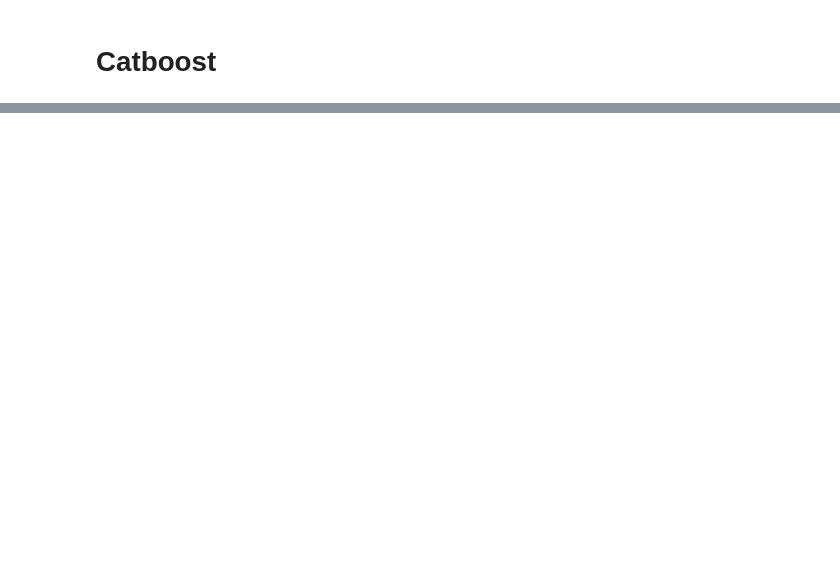
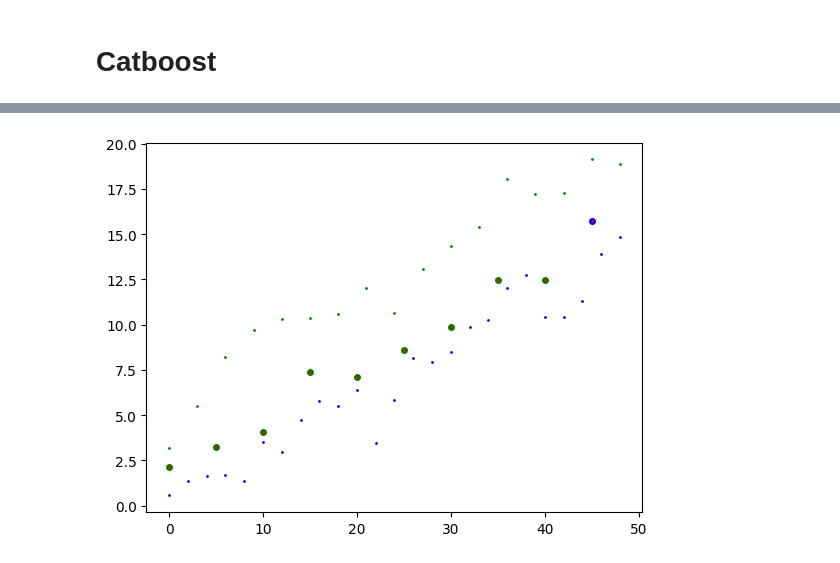
Before and after one commit to YARIK-AI/ML, a Jupyter notebook: docs/examples/ml/catboost.ipynb, the cells around one changed output, grey strips where cells are left out. Saved outputs shown, nothing was run; the diff lists cells and outputs as text; code cells hidden in the pictures; blank space fills up the shorter version.

```diff
--- a/docs/examples/ml/catboost.ipynb
+++ b/docs/examples/ml/catboost.ipynb
@@ -65,0 +89,6 @@ plt.close("all")
+# %%
+# вектор транспоируем и объединяем два вектора в матрицу
+train_data = numpy.concatenate(( train_x.reshape(len(train_x),1), train_y.reshape(len(train_y),1) ), axis=1)
+# объединяем значения двух наборов данных и транспонируем
+train_labels = numpy.concatenate(( train_label1, train_label2 ), axis=0)
+train_labels = train_labels.reshape(len(train_labels),1)
@@ -65,0 +131,7 @@ plt.close("all")
+# %%
+# делаем прогноз
+preds_class = model.predict(eval_data)
+# вероятности прогноза
+preds_proba = model.predict_proba(eval_data)
+print(preds_class)
+print(preds_proba)
@@ -65,0 +150,10 @@ plt.close("all")
+# %%
+# создаем фильтры для прогнозных значений
+filter_0 = preds_class == 0
+filter_1 = preds_class == 1
+# класс 0, зеленый график
+eval_0 = eval_data[filter_0]
+print(eval_0)
+# класс 1, синий график
+eval_1 = eval_data[filter_1]
+print(eval_1)
@@ -65,0 +171,15 @@ plt.close("all")
+# %%
+# график выходных значений
+import matplotlib.pyplot as plt
+fig, axs = plt.subplots(1)
+# тренироваочны данные
+axs.plot(train_x1,train_y1, 'o', color="blue", markersize=1)
+axs.plot(train_x2,train_y2, 'o', color="green", markersize=1)
+# прогнозные данные
+axs.plot(eval_0[:,0],eval_0[:,1], 'o', color="green", markersize=4)
+axs.plot(eval_1[:,0],eval_1[:,1], 'o', color="blue", markersize=4)
+axs.plot(eval_x,eval_y, 'o', color="red", markersize=1)
+plt.show()
+plt.close("all")
+# %% [output]
+[figure, added]
```
Also changed, not shown: parts of 16 cells of this notebook.
